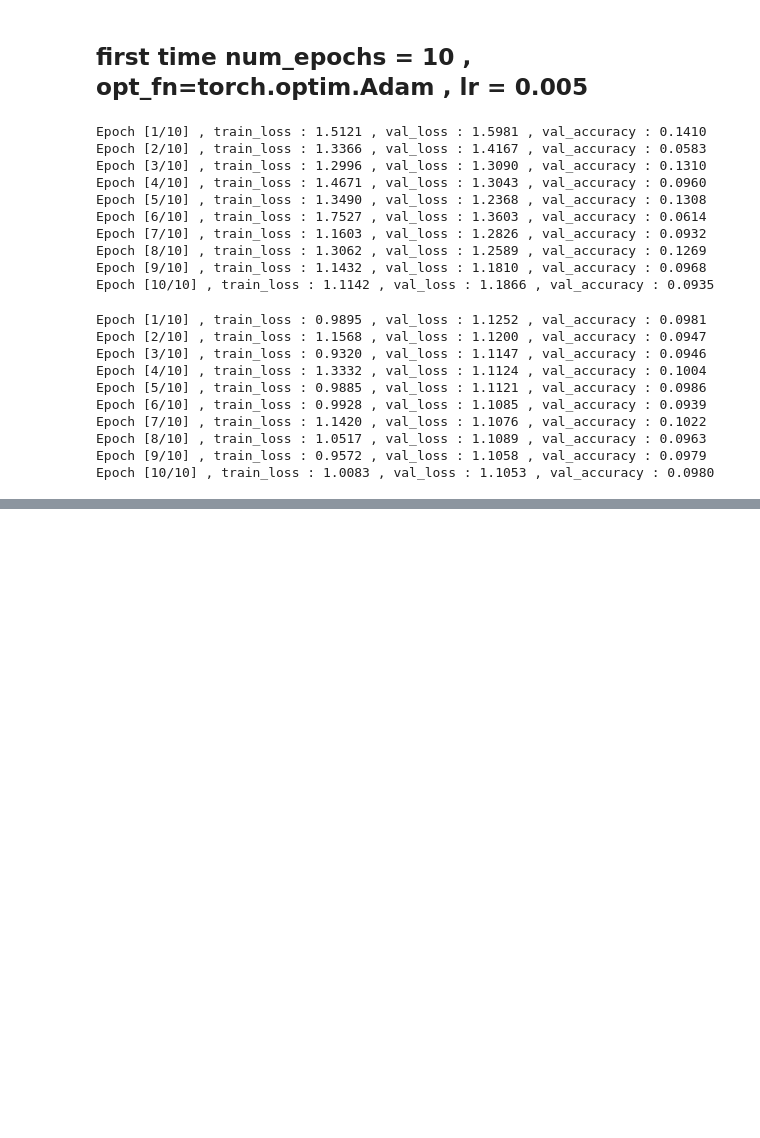
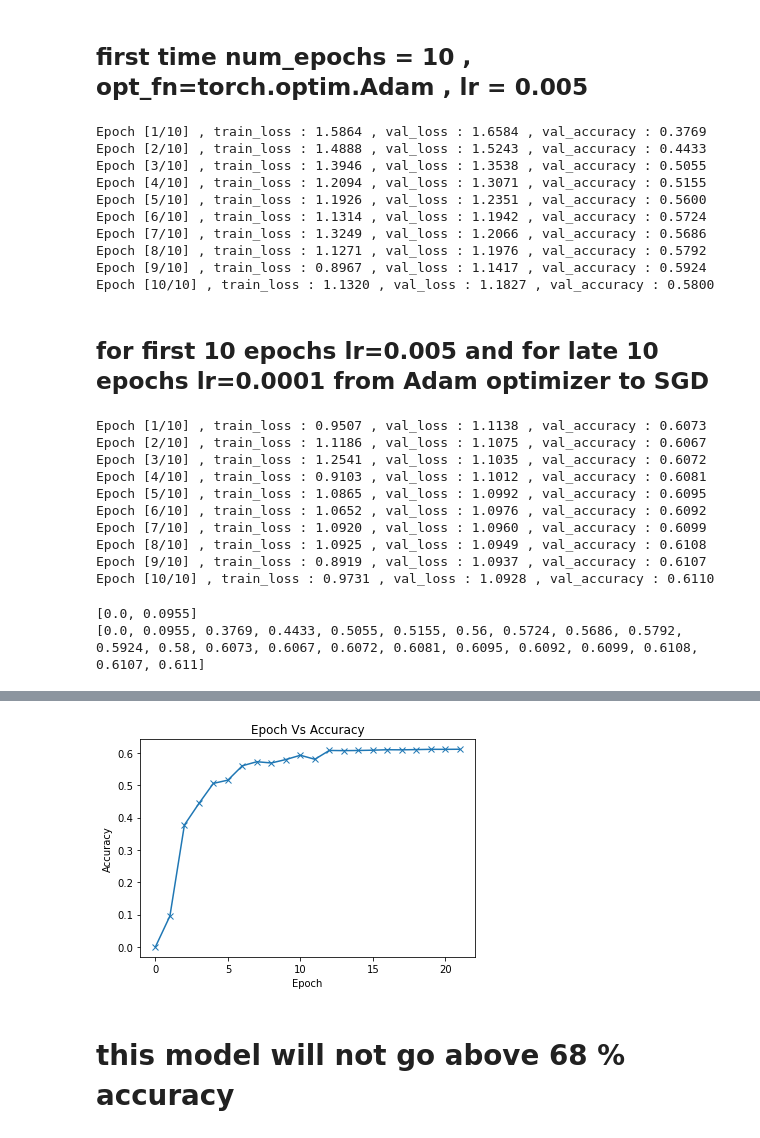
Before and after one commit to up1512001/Machine-Learning, a Jupyter notebook: pytorch/CIFAR10 Applying CNN Basic.ipynb, the cells around one changed output, grey strips where cells are left out. Drawn from its saved outputs; the diff is of its cells as text; code cells hidden in the pictures; blank space fills up the shorter version.

```diff
--- a/pytorch/CIFAR10 Applying CNN Basic.ipynb
+++ b/pytorch/CIFAR10 Applying CNN Basic.ipynb
@@ -402,13 +404,13 @@ def loss_batch(model,loss_func,xb,yb,opt=None,metric=None):
         # reset gradients
         opt.zero_grad()
 
-    result_metric = None
+    metric_result = None
 
     if metric is not None:
         # computs result metric
-        result_metric = metric(preds,yb)
+        metric_result = metric(preds,yb)
 
-    return loss.item(),len(xb),result_metric
+    return loss.item(),len(xb),metric_result
 # %%
 def evaluate(model,loss_fn,valid_dl,metric=None):
     with torch.no_grad():
@@ -467,7 +471,7 @@ def fit(epochs,model,loss_fn,train_dl,valid_dl,opt_fn=None,lr=None,metric=None):
 # %%
 def accuracy(outputs,labels):
     _,preds = torch.max(outputs,dim=1)
-    return torch.sum(preds==label).item()/len(preds)
+    return torch.sum(preds==labels).item()/len(preds)
 # %%
 val_loss,_,val_acc = evaluate(model,F.cross_entropy,valid_dl,metric=accuracy)
 print('Loss : {:.4f} , Accuracy : {:.4f}'.format(val_loss,val_acc))
@@ -484,13 +488,15 @@ history1 = fit(num_epochs,model,F.cross_entropy,train_dl,valid_dl,opt_fn,lr,accu
 
 train_losses1 , val_losses1, val_metrics1 = history1
 # %% [output]
-Epoch [1/10] , train_loss : 1.5121 , val_loss : 1.5981 , val_accuracy : 0.1410
-Epoch [2/10] , train_loss : 1.3366 , val_loss : 1.4167 , val_accuracy : 0.0583
-Epoch [3/10] , train_loss : 1.2996 , val_loss : 1.3090 , val_accuracy : 0.1310
-Epoch [4/10] , train_loss : 1.4671 , val_loss : 1.3043 , val_accuracy : 0.0960
-Epoch [5/10] , train_loss : 1.3490 , val_loss : 1.2368 , val_accuracy : 0.1308
-Epoch [6/10] , train_loss : 1.7527 , val_loss : 1.3603 , val_accuracy : 0.0614
-Epoch [7/10] , train_loss : 1.1603 , val_loss : 1.2826 , val_accuracy : 0.0932
-Epoch [8/10] , train_loss : 1.3062 , val_loss : 1.2589 , val_accuracy : 0.1269
-Epoch [9/10] , train_loss : 1.1432 , val_loss : 1.1810 , val_accuracy : 0.0968
-Epoch [10/10] , train_loss : 1.1142 , val_loss : 1.1866 , val_accuracy : 0.0935
+Epoch [1/10] , train_loss : 1.5864 , val_loss : 1.6584 , val_accuracy : 0.3769
+Epoch [2/10] , train_loss : 1.4888 , val_loss : 1.5243 , val_accuracy : 0.4433
+Epoch [3/10] , train_loss : 1.3946 , val_loss : 1.3538 , val_accuracy : 0.5055
+Epoch [4/10] , train_loss : 1.2094 , val_loss : 1.3071 , val_accuracy : 0.5155
+Epoch [5/10] , train_loss : 1.1926 , val_loss : 1.2351 , val_accuracy : 0.5600
+Epoch [6/10] , train_loss : 1.1314 , val_loss : 1.1942 , val_accuracy : 0.5724
+Epoch [7/10] , train_loss : 1.3249 , val_loss : 1.2066 , val_accuracy : 0.5686
+Epoch [8/10] , train_loss : 1.1271 , val_loss : 1.1976 , val_accuracy : 0.5792
+Epoch [9/10] , train_loss : 0.8967 , val_loss : 1.1417 , val_accuracy : 0.5924
+Epoch [10/10] , train_loss : 1.1320 , val_loss : 1.1827 , val_accuracy : 0.5800
+# %%
+opt_fn = torch.optim.SGD
@@ -497,16 +505,38 @@ Epoch [10/10] , train_loss : 1.1142 , val_loss : 1.1866 , val_accuracy : 0.0935
+# %% [markdown]
+## for first 10 epochs lr=0.005 and for late 10 epochs lr=0.0001 from Adam optimizer to SGD
 # %%
-lr = 0.0001
+
 history2 = fit(num_epochs,model,F.cross_entropy,train_dl,valid_dl,opt_fn,lr,accuracy)
 
 train_losses2 , val_losses2, val_metrics2 = history2
 # %% [output]
-Epoch [1/10] , train_loss : 0.9895 , val_loss : 1.1252 , val_accuracy : 0.0981
-Epoch [2/10] , train_loss : 1.1568 , val_loss : 1.1200 , val_accuracy : 0.0947
-Epoch [3/10] , train_loss : 0.9320 , val_loss : 1.1147 , val_accuracy : 0.0946
-Epoch [4/10] , train_loss : 1.3332 , val_loss : 1.1124 , val_accuracy : 0.1004
-Epoch [5/10] , train_loss : 0.9885 , val_loss : 1.1121 , val_accuracy : 0.0986
-Epoch [6/10] , train_loss : 0.9928 , val_loss : 1.1085 , val_accuracy : 0.0939
-Epoch [7/10] , train_loss : 1.1420 , val_loss : 1.1076 , val_accuracy : 0.1022
-Epoch [8/10] , train_loss : 1.0517 , val_loss : 1.1089 , val_accuracy : 0.0963
-Epoch [9/10] , train_loss : 0.9572 , val_loss : 1.1058 , val_accuracy : 0.0979
-Epoch [10/10] , train_loss : 1.0083 , val_loss : 1.1053 , val_accuracy : 0.0980
+Epoch [1/10] , train_loss : 0.9507 , val_loss : 1.1138 , val_accuracy : 0.6073
+Epoch [2/10] , train_loss : 1.1186 , val_loss : 1.1075 , val_accuracy : 0.6067
+Epoch [3/10] , train_loss : 1.2541 , val_loss : 1.1035 , val_accuracy : 0.6072
+Epoch [4/10] , train_loss : 0.9103 , val_loss : 1.1012 , val_accuracy : 0.6081
+Epoch [5/10] , train_loss : 1.0865 , val_loss : 1.0992 , val_accuracy : 0.6095
+Epoch [6/10] , train_loss : 1.0652 , val_loss : 1.0976 , val_accuracy : 0.6092
+Epoch [7/10] , train_loss : 1.0920 , val_loss : 1.0960 , val_accuracy : 0.6099
+Epoch [8/10] , train_loss : 1.0925 , val_loss : 1.0949 , val_accuracy : 0.6108
+Epoch [9/10] , train_loss : 0.8919 , val_loss : 1.0937 , val_accuracy : 0.6107
+Epoch [10/10] , train_loss : 0.9731 , val_loss : 1.0928 , val_accuracy : 0.6110
+# %%
+import matplotlib.pyplot as plt
+ans = [0.,]
+ans.append(val_acc)
+print(ans)
+for i in range(len(val_metrics1)):
+    ans.append(val_metrics1[i])
+
+for i in range(len(val_metrics2)):
+    ans.append(val_metrics2[i])
+print(ans)
+plt.plot(ans,'-x')
+plt.xlabel('Epoch')
+plt.ylabel('Accuracy')
+plt.title('Epoch Vs Accuracy')
+# print(ans)
+# print(val_acc,val_metrics1,val_metrics2)
+# %% [output]
+[0.0, 0.0955]
+[0.0, 0.0955, 0.3769, 0.4433, 0.5055, 0.5155, 0.56, 0.5724, 0.5686, 0.5792, 0.5924, 0.58, 0.6073, 0.6067, 0.6072, 0.6081, 0.6095, 0.6092, 0.6099, 0.6108, 0.6107, 0.611]
@@ -512,0 +544,3 @@ Epoch [10/10] , train_loss : 1.0083 , val_loss : 1.1053 , val_accuracy : 0.0980
+[figure, added]
+# %% [markdown]
+# this model will not go above 68 % accuracy
```
Also changed, not shown: parts of 14 cells of this notebook.
